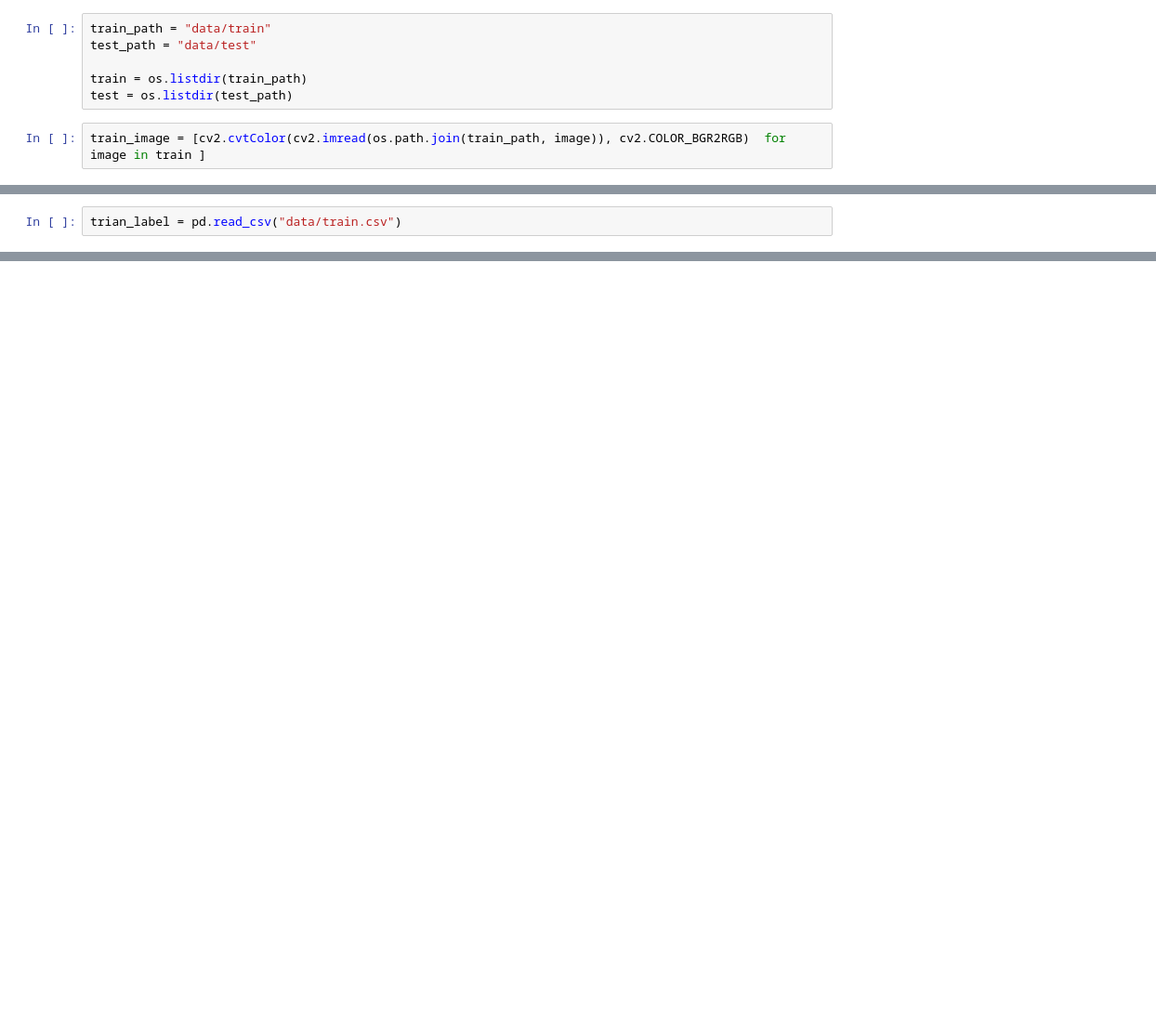
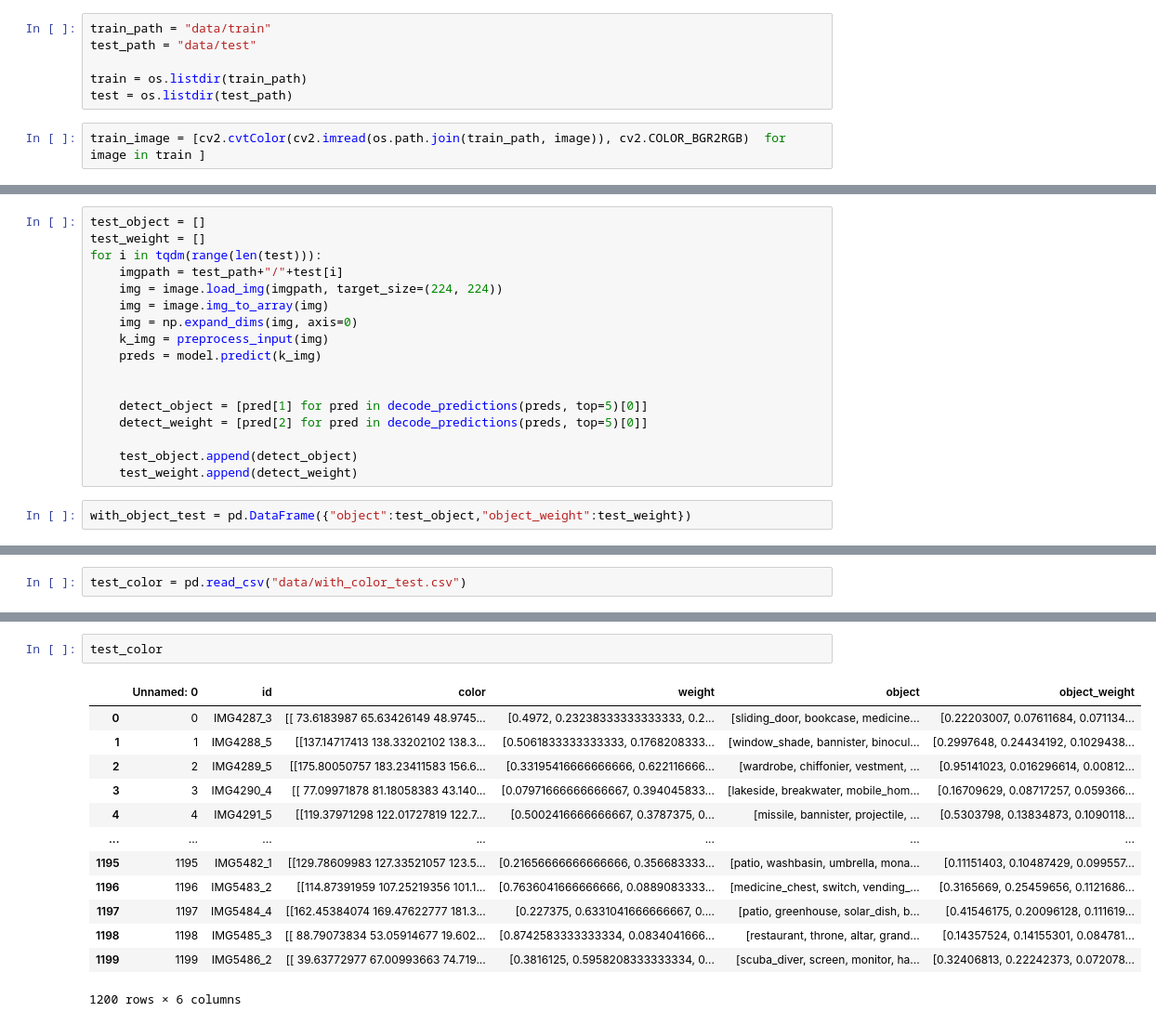
Before and after one commit to echoid/Fine-grained-localisation, a Jupyter notebook: test.ipynb, the cells around one changed output, grey strips where cells are left out. Shown at 93% size. Saved outputs shown, nothing was run; the diff lists cells and outputs as text; blank space fills up the shorter version.

```diff
--- a/test.ipynb
+++ b/test.ipynb
@@ -25,0 +53,19 @@ color_total_train,weight_total_train = main_color(train_image[0:5],3,False)
+# %%
+test_object = []
+test_weight = []
+for i in tqdm(range(len(test))):
+    imgpath = test_path+"/"+test[i]
+    img = image.load_img(imgpath, target_size=(224, 224))
+    img = image.img_to_array(img)
+    img = np.expand_dims(img, axis=0)
+    k_img = preprocess_input(img)
+    preds = model.predict(k_img)
+
+
+    detect_object = [pred[1] for pred in decode_predictions(preds, top=5)[0]]
+    detect_weight = [pred[2] for pred in decode_predictions(preds, top=5)[0]]
+
+    test_object.append(detect_object)
+    test_weight.append(detect_weight)
+# %%
+with_object_test = pd.DataFrame({"object":test_object,"object_weight":test_weight})
@@ -26,2 +74,2 @@ color_total_train,weight_total_train = main_color(train_image[0:5],3,False)
 # %%
-trian_label = pd.read_csv("data/train.csv")
+test_color = pd.read_csv("data/with_color_test.csv")
@@ -61,0 +99,16 @@ new_label
+# %%
+test_color
+# %% [output]
+|  | Unnamed: 0 | id | color | weight | object | object_weight |
+| 0 | 0 | IMG4287_3 | [[ 73.6183987 65.63426149 48.9745... | [0.4972, 0.23238333333333333, 0.2... | [sliding_door, bookcase, medicine... | [0.22203007, 0.07611684, 0.071134... |
+| 1 | 1 | IMG4288_5 | [[137.14717413 138.33202102 138.3... | [0.5061833333333333, 0.1768208333... | [window_shade, bannister, binocul... | [0.2997648, 0.24434192, 0.1029438... |
+| 2 | 2 | IMG4289_5 | [[175.80050757 183.23411583 156.6... | [0.33195416666666666, 0.622116666... | [wardrobe, chiffonier, vestment, ... | [0.95141023, 0.016296614, 0.00812... |
+| 3 | 3 | IMG4290_4 | [[ 77.09971878 81.18058383 43.140... | [0.07971666666666667, 0.394045833... | [lakeside, breakwater, mobile_hom... | [0.16709629, 0.08717257, 0.059366... |
+| 4 | 4 | IMG4291_5 | [[119.37971298 122.01727819 122.7... | [0.5002416666666667, 0.3787375, 0... | [missile, bannister, projectile, ... | [0.5303798, 0.13834873, 0.1090118... |
+| ... | ... | ... | ... | ... | ... | ... |
+| 1195 | 1195 | IMG5482_1 | [[129.78609983 127.33521057 123.5... | [0.21656666666666666, 0.356683333... | [patio, washbasin, umbrella, mona... | [0.11151403, 0.10487429, 0.099557... |
+| 1196 | 1196 | IMG5483_2 | [[114.87391959 107.25219356 101.1... | [0.7636041666666666, 0.0889083333... | [medicine_chest, switch, vending_... | [0.3165669, 0.25459656, 0.1121686... |
+| 1197 | 1197 | IMG5484_4 | [[162.45384074 169.47622777 181.3... | [0.227375, 0.6331041666666667, 0.... | [patio, greenhouse, solar_dish, b... | [0.41546175, 0.20096128, 0.111619... |
+| 1198 | 1198 | IMG5485_3 | [[ 88.79073834 53.05914677 19.602... | [0.8742583333333334, 0.0834041666... | [restaurant, throne, altar, grand... | [0.14357524, 0.14155301, 0.084781... |
+| 1199 | 1199 | IMG5486_2 | [[ 39.63772977 67.00993663 74.719... | [0.3816125, 0.5958208333333334, 0... | [scuba_diver, screen, monitor, ha... | [0.32406813, 0.22242373, 0.072078... |
+1200 rows × 6 columns
```
Also changed, not shown: parts of 24 cells of this notebook, 6 other files.
